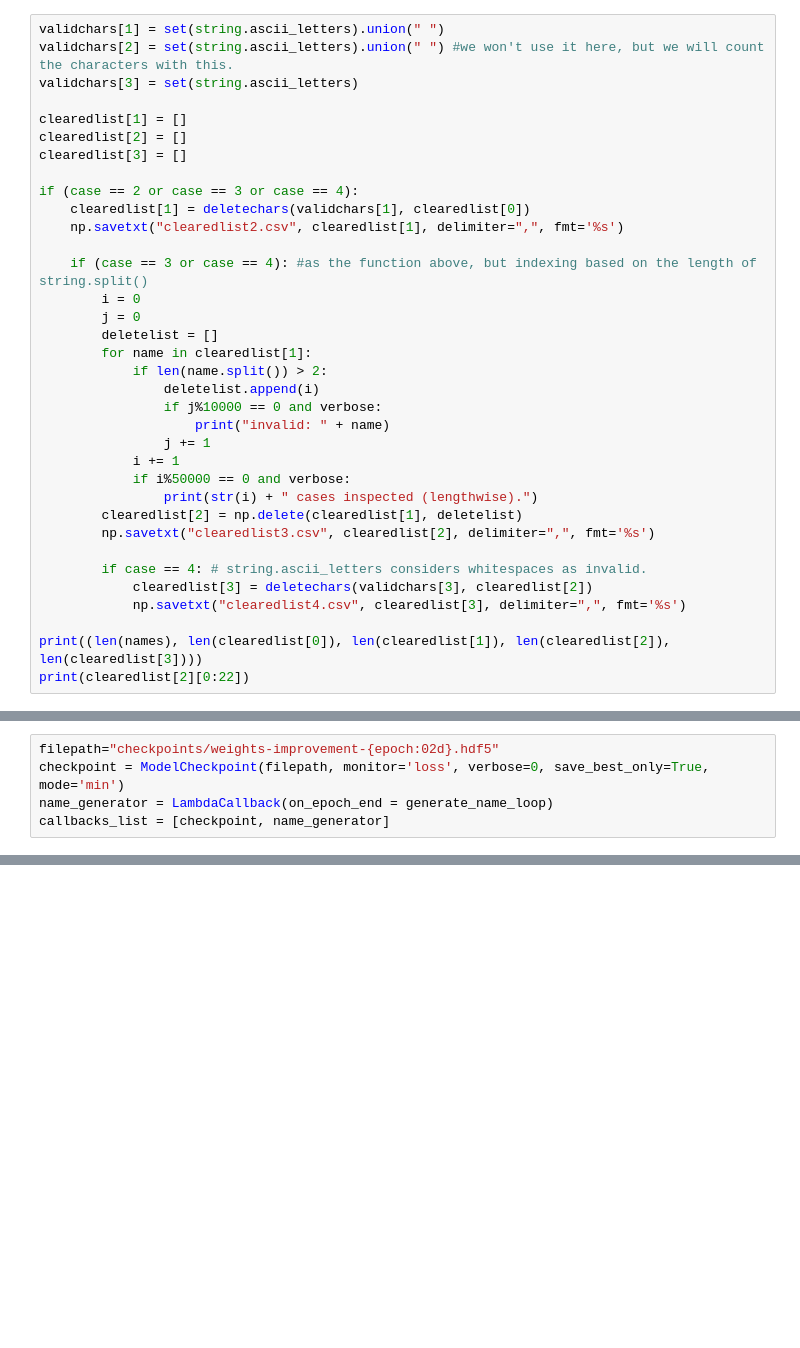
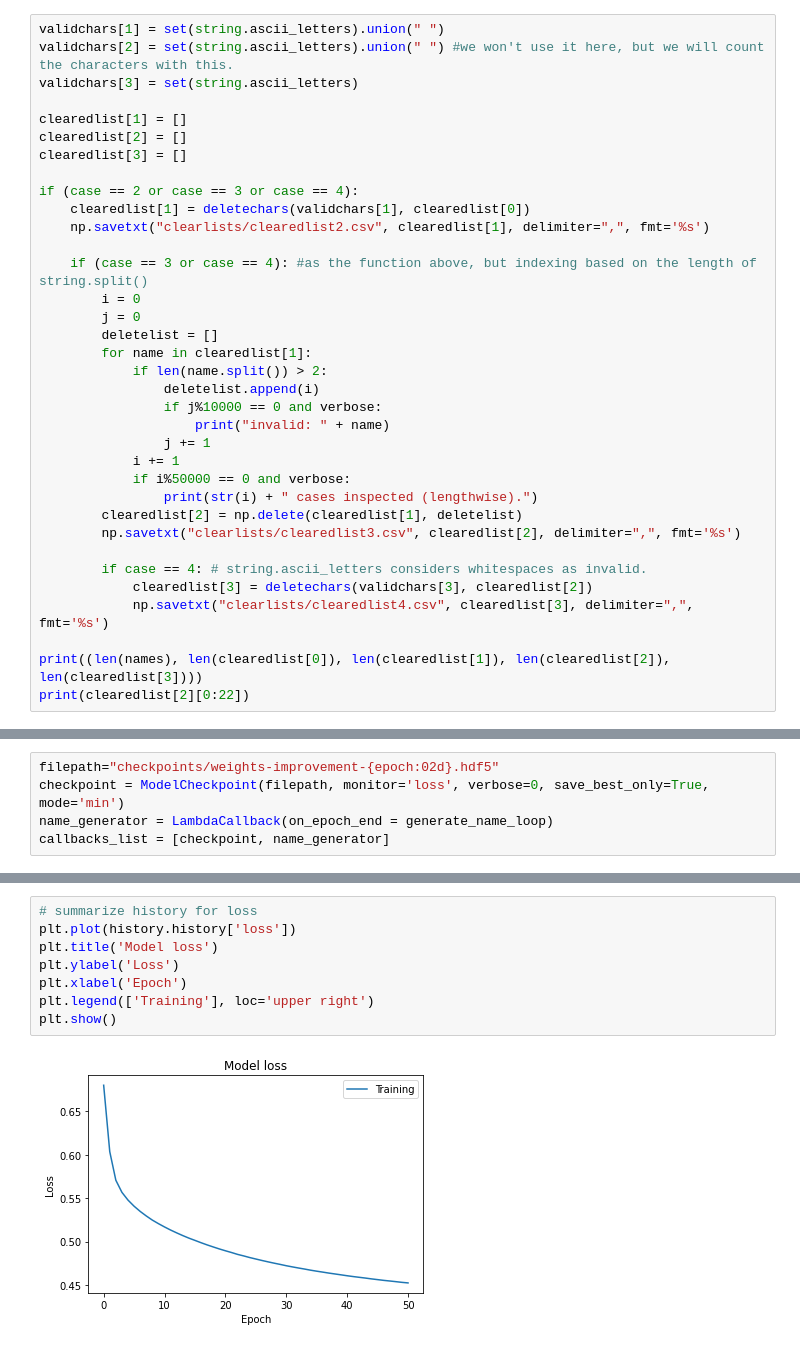
Before and after one commit to goznalo-git/musicnames-RNN-keras, a Jupyter notebook: miusic.ipynb, the cells around one changed output, grey strips where cells are left out. Saved outputs shown, nothing was run; the diff lists cells and outputs as text; blank space fills up the shorter version.

Commit message:
successful model

```diff
--- a/miusic.ipynb
+++ b/miusic.ipynb
@@ -128,7 +130,7 @@ clearedlist[3] = []
 
 if (case == 2 or case == 3 or case == 4):
     clearedlist[1] = deletechars(validchars[1], clearedlist[0])
-    np.savetxt("clearedlist2.csv", clearedlist[1], delimiter=",", fmt='%s')
+    np.savetxt("clearlists/clearedlist2.csv", clearedlist[1], delimiter=",", fmt='%s')
 
     if (case == 3 or case == 4): #as the function above, but indexing based on the length of string.split()
         i = 0
@@ -144,11 +146,11 @@ if (case == 2 or case == 3 or case == 4):
             if i%50000 == 0 and verbose:
                 print(str(i) + " cases inspected (lengthwise).")
         clearedlist[2] = np.delete(clearedlist[1], deletelist)
-        np.savetxt("clearedlist3.csv", clearedlist[2], delimiter=",", fmt='%s')
+        np.savetxt("clearlists/clearedlist3.csv", clearedlist[2], delimiter=",", fmt='%s')
 
         if case == 4: # string.ascii_letters considers whitespaces as invalid.
             clearedlist[3] = deletechars(validchars[3], clearedlist[2])
-            np.savetxt("clearedlist4.csv", clearedlist[3], delimiter=",", fmt='%s')
+            np.savetxt("clearlists/clearedlist4.csv", clearedlist[3], delimiter=",", fmt='%s')
 
 print((len(names), len(clearedlist[0]), len(clearedlist[1]), len(clearedlist[2]), len(clearedlist[3])))
 print(clearedlist[2][0:22])
@@ -280,0 +297,10 @@ KeyboardInterrupt:
+# %%
+# summarize history for loss
+plt.plot(history.history['loss'])
+plt.title('Model loss')
+plt.ylabel('Loss')
+plt.xlabel('Epoch')
+plt.legend(['Training'], loc='upper right')
+plt.show()
+# %% [output]
+[figure, added]
```
Also changed, not shown: parts of 7 cells of this notebook, 54 other files.
